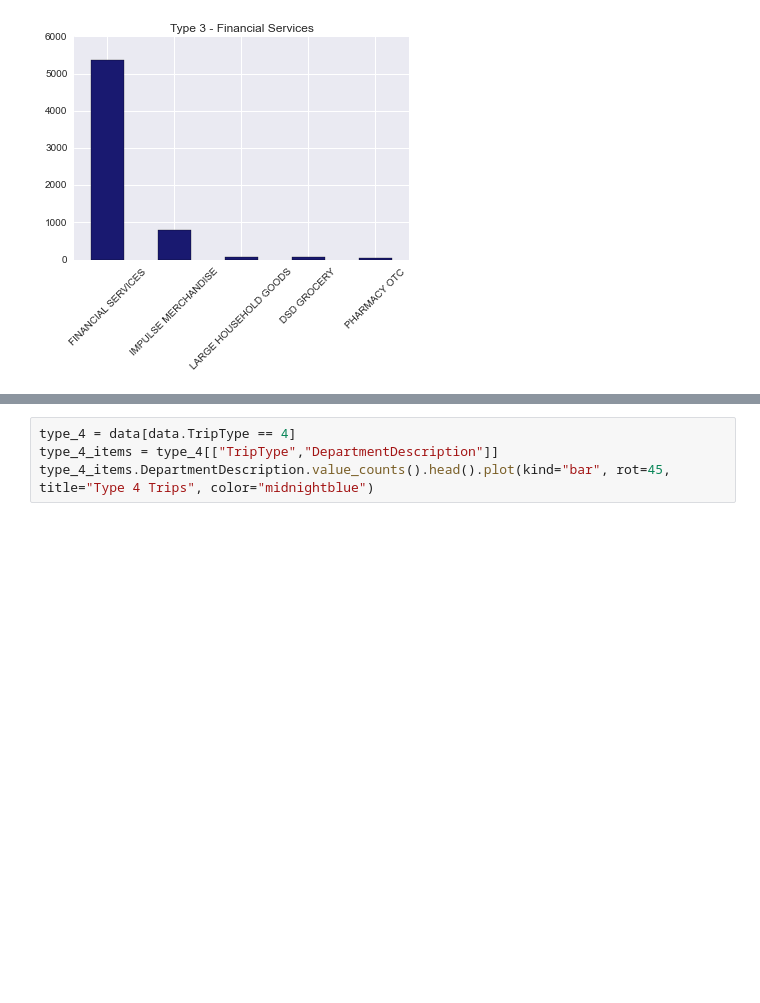
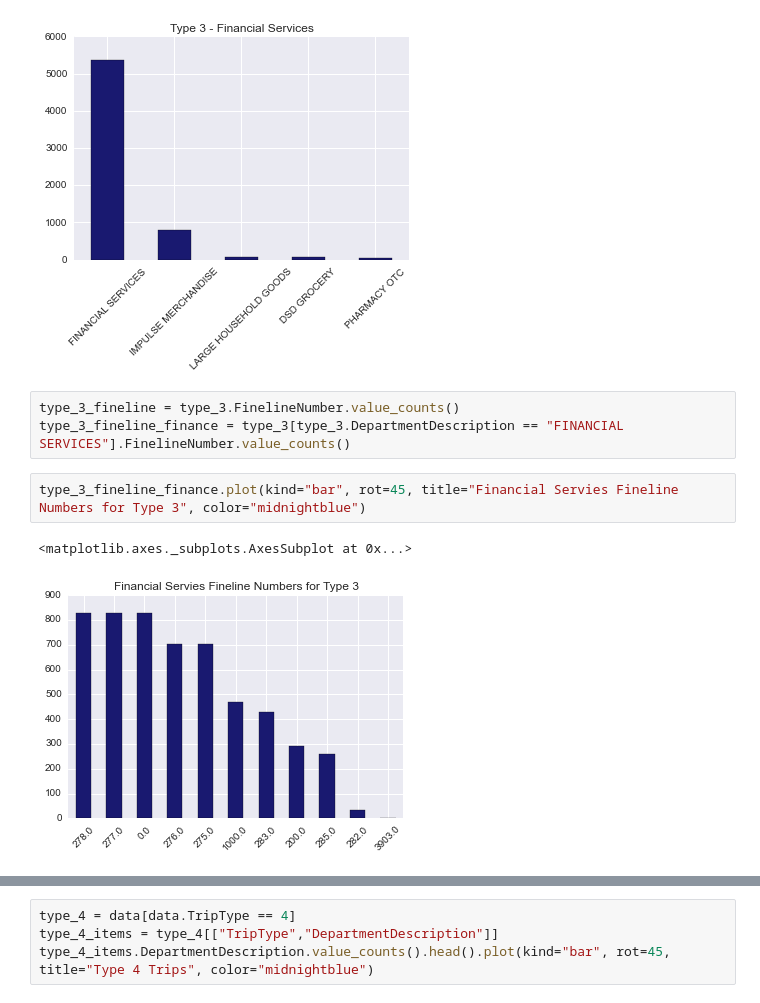
Before and after one commit to hadiviko/Walmart_Kaggle_Competition, a Jupyter notebook: Data Analysis.ipynb, the cells around one changed output, grey strips where cells are left out. Cells and saved outputs as stored; diff of their text form; blank space fills up the shorter version.

```diff
--- a/Data Analysis.ipynb
+++ b/Data Analysis.ipynb
@@ -269,3 +280,11 @@ type_3_items.DepartmentDescription.value_counts().head().plot(kind="bar", rot=45
 # %% [output]
 <matplotlib.axes._subplots.AxesSubplot at 0x...>
 [figure]
+# %%
+type_3_fineline = type_3.FinelineNumber.value_counts()
+type_3_fineline_finance = type_3[type_3.DepartmentDescription == "FINANCIAL SERVICES"].FinelineNumber.value_counts()
+# %%
+type_3_fineline_finance.plot(kind="bar", rot=45, title="Financial Servies Fineline Numbers for Type 3", color="midnightblue")
+# %% [output]
+<matplotlib.axes._subplots.AxesSubplot at 0x...>
+[figure, added]
```
Also changed, not shown: parts of 7 cells of this notebook, 1 other file.
